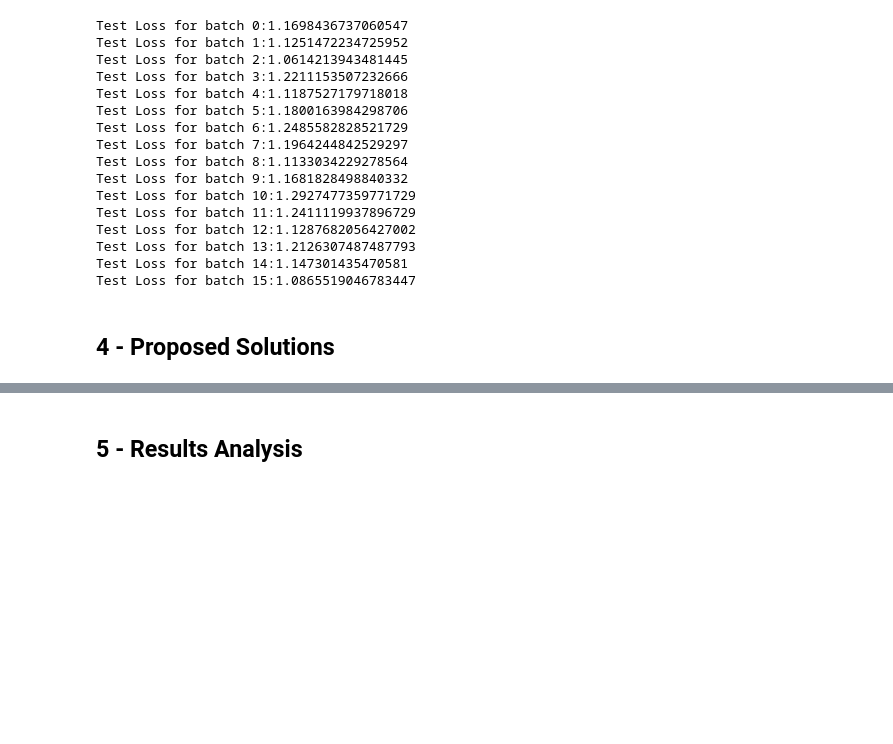
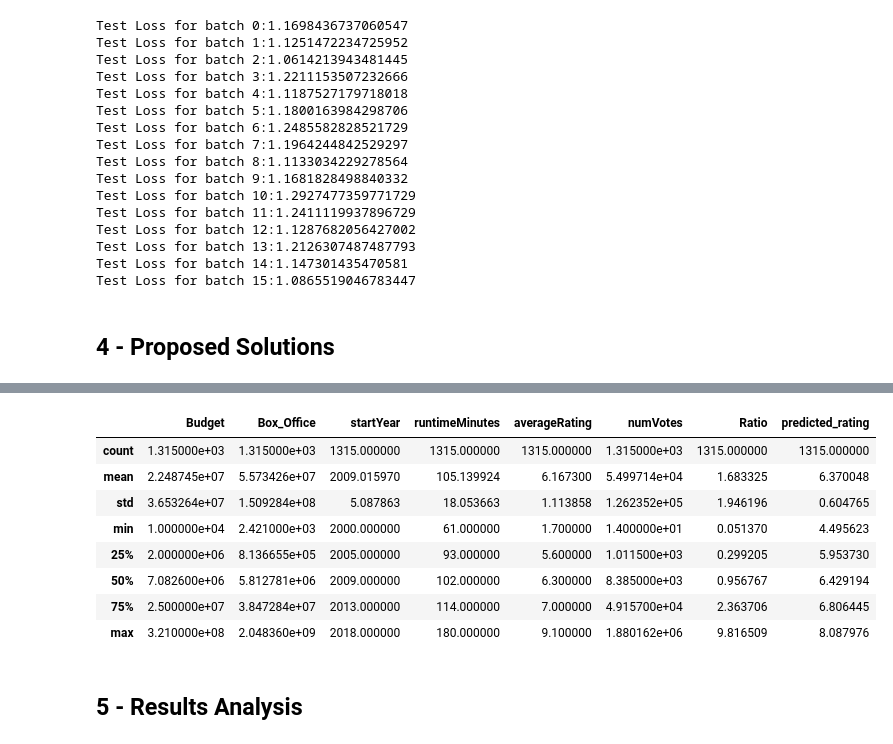
Before and after one commit to pupboss/CE7454-Project-Fall2019, a Jupyter notebook: notebook/notebook.ipynb, the cells around one changed output, grey strips where cells are left out. Saved outputs shown, nothing was run; the diff lists cells and outputs as text; code cells hidden in the pictures; blank space fills up the shorter version.

```diff
--- a/notebook/notebook.ipynb
+++ b/notebook/notebook.ipynb
@@ -516,2 +516,14 @@ plt.show()
+# %%
+val.describe()
+# %% [output]
+|  | Budget | Box_Office | startYear | runtimeMinutes | averageRating | numVotes | Ratio | predicted_rating |
+| count | 1.315000e+03 | 1.315000e+03 | 1315.000000 | 1315.000000 | 1315.000000 | 1.315000e+03 | 1315.000000 | 1315.000000 |
+| mean | 2.248745e+07 | 5.573426e+07 | 2009.015970 | 105.139924 | 6.167300 | 5.499714e+04 | 1.683325 | 6.370048 |
+| std | 3.653264e+07 | 1.509284e+08 | 5.087863 | 18.053663 | 1.113858 | 1.262352e+05 | 1.946196 | 0.604765 |
+| min | 1.000000e+04 | 2.421000e+03 | 2000.000000 | 61.000000 | 1.700000 | 1.400000e+01 | 0.051370 | 4.495623 |
+| 25% | 2.000000e+06 | 8.136655e+05 | 2005.000000 | 93.000000 | 5.600000 | 1.011500e+03 | 0.299205 | 5.953730 |
+| 50% | 7.082600e+06 | 5.812781e+06 | 2009.000000 | 102.000000 | 6.300000 | 8.385000e+03 | 0.956767 | 6.429194 |
+| 75% | 2.500000e+07 | 3.847284e+07 | 2013.000000 | 114.000000 | 7.000000 | 4.915700e+04 | 2.363706 | 6.806445 |
+| max | 3.210000e+08 | 2.048360e+09 | 2018.000000 | 180.000000 | 9.100000 | 1.880162e+06 | 9.816509 | 8.087976 |
 # %% [markdown]
 ## 5 - Results Analysis
```
Also changed, not shown: parts of 5 cells of this notebook, 2 other files.
